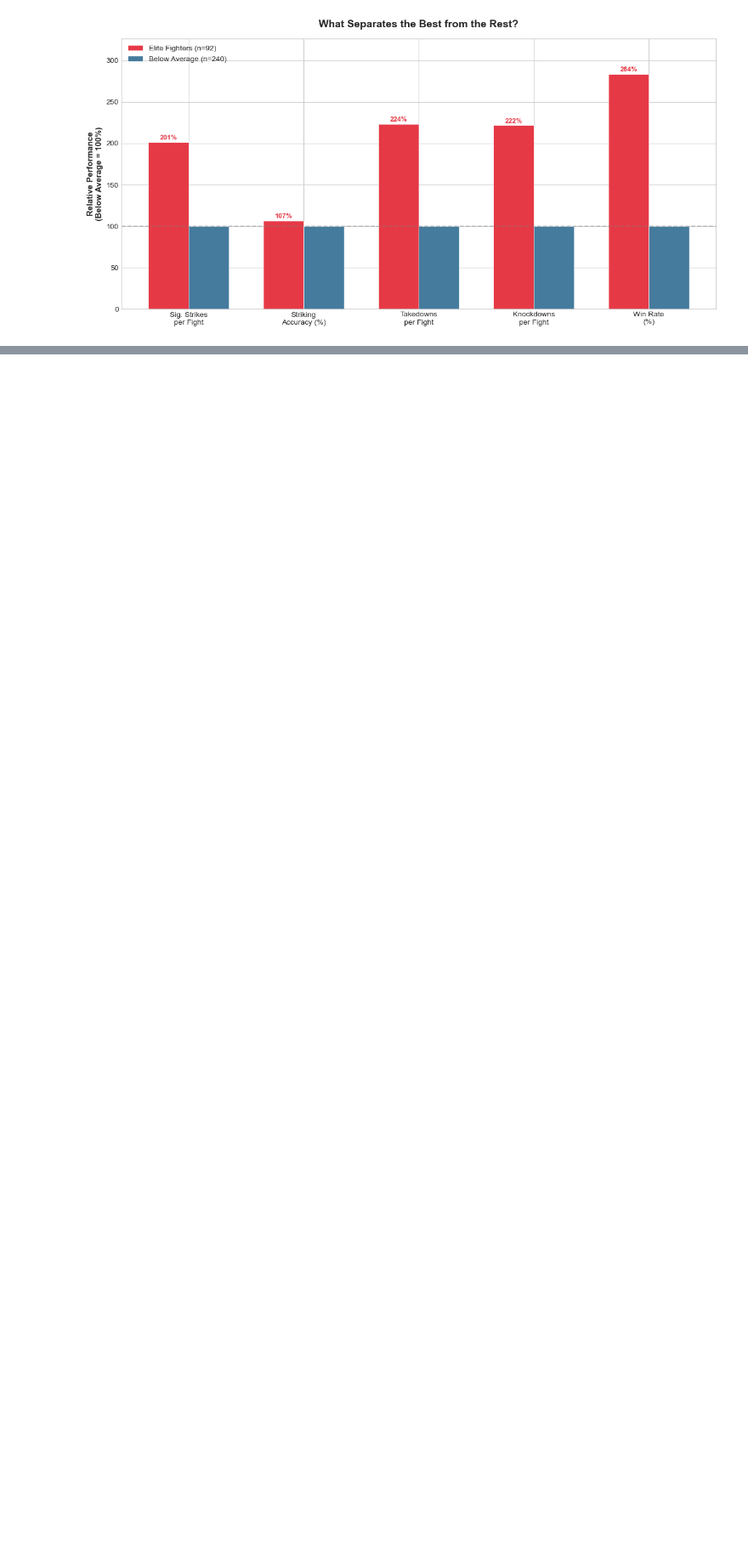
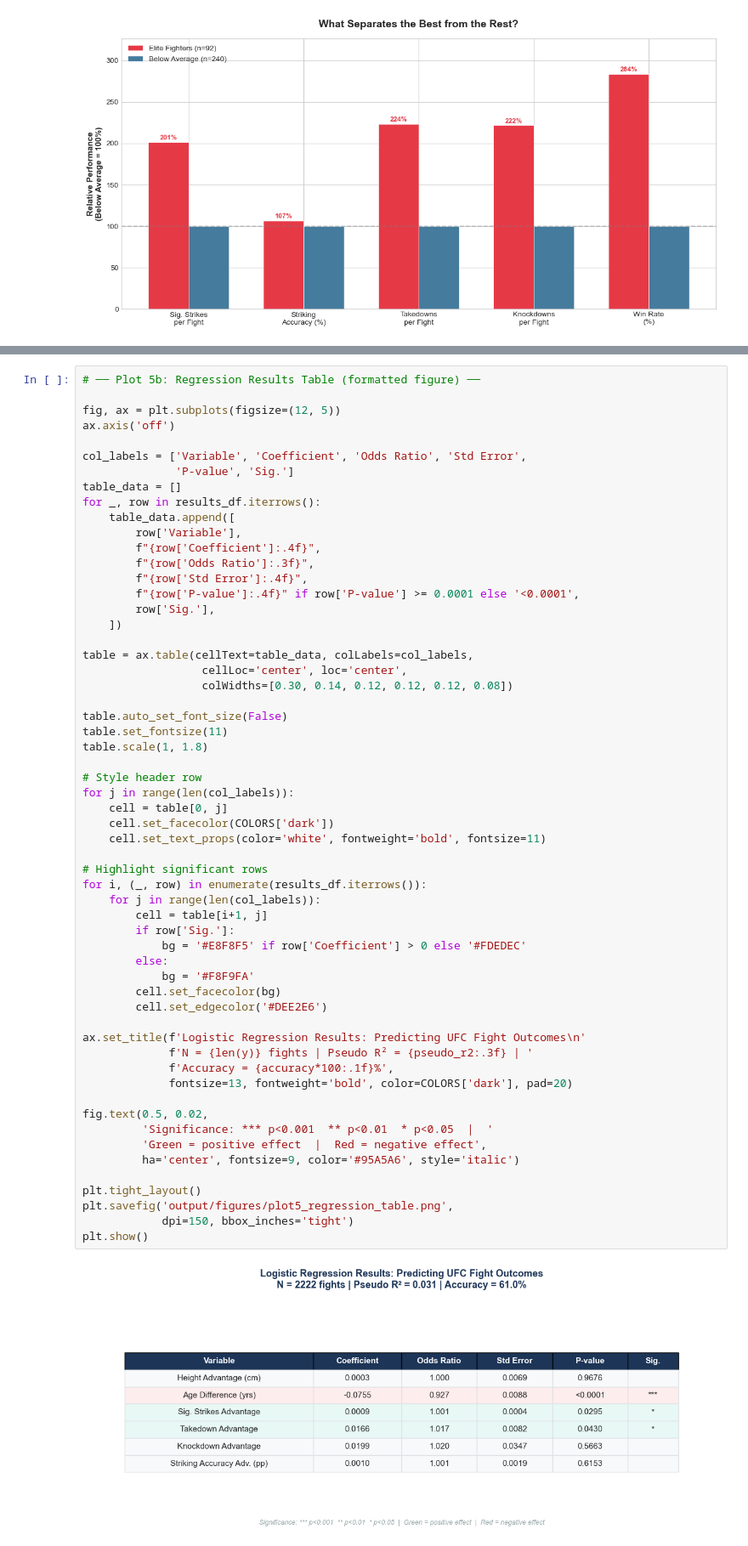
Before and after one commit to wilmshurstnoah-ux/ufc-analysis, a Jupyter notebook: blog.ipynb, the cells around one changed output, grey strips where cells are left out. Shown at 85% size. Cells and saved outputs as stored; diff of their text form; blank space fills up the shorter version.

```diff
--- a/blog.ipynb
+++ b/blog.ipynb
@@ -484,0 +699,60 @@ So far we've established the "what": volume and finishing ability separate winne
+# %%
+# ── Plot 5b: Regression Results Table (formatted figure) ──
+
+fig, ax = plt.subplots(figsize=(12, 5))
+ax.axis('off')
+
+col_labels = ['Variable', 'Coefficient', 'Odds Ratio', 'Std Error',
+              'P-value', 'Sig.']
+table_data = []
+for _, row in results_df.iterrows():
+    table_data.append([
+        row['Variable'],
+        f"{row['Coefficient']:.4f}",
+        f"{row['Odds Ratio']:.3f}",
+        f"{row['Std Error']:.4f}",
+        f"{row['P-value']:.4f}" if row['P-value'] >= 0.0001 else '<0.0001',
+        row['Sig.'],
+    ])
+
+table = ax.table(cellText=table_data, colLabels=col_labels,
+                  cellLoc='center', loc='center',
+                  colWidths=[0.30, 0.14, 0.12, 0.12, 0.12, 0.08])
+
+table.auto_set_font_size(False)
+table.set_fontsize(11)
+table.scale(1, 1.8)
+
+# Style header row
+for j in range(len(col_labels)):
+    cell = table[0, j]
+    cell.set_facecolor(COLORS['dark'])
+    cell.set_text_props(color='white', fontweight='bold', fontsize=11)
+
+# Highlight significant rows
+for i, (_, row) in enumerate(results_df.iterrows()):
+    for j in range(len(col_labels)):
+        cell = table[i+1, j]
+        if row['Sig.']:
+            bg = '#E8F8F5' if row['Coefficient'] > 0 else '#FDEDEC'
+        else:
+            bg = '#F8F9FA'
+        cell.set_facecolor(bg)
+        cell.set_edgecolor('#DEE2E6')
+
+ax.set_title(f'Logistic Regression Results: Predicting UFC Fight Outcomes\n'
+             f'N = {len(y)} fights | Pseudo R² = {pseudo_r2:.3f} | '
+             f'Accuracy = {accuracy*100:.1f}%',
+             fontsize=13, fontweight='bold', color=COLORS['dark'], pad=20)
+
+fig.text(0.5, 0.02,
+         'Significance: *** p<0.001  ** p<0.01  * p<0.05  |  '
+         'Green = positive effect  |  Red = negative effect',
+         ha='center', fontsize=9, color='#95A5A6', style='italic')
+
+plt.tight_layout()
+plt.savefig('output/figures/plot5_regression_table.png',
+            dpi=150, bbox_inches='tight')
+plt.show()
+# %% [output]
+[figure, added]
```
Also changed, not shown: parts of 13 cells of this notebook, 5 other files.
